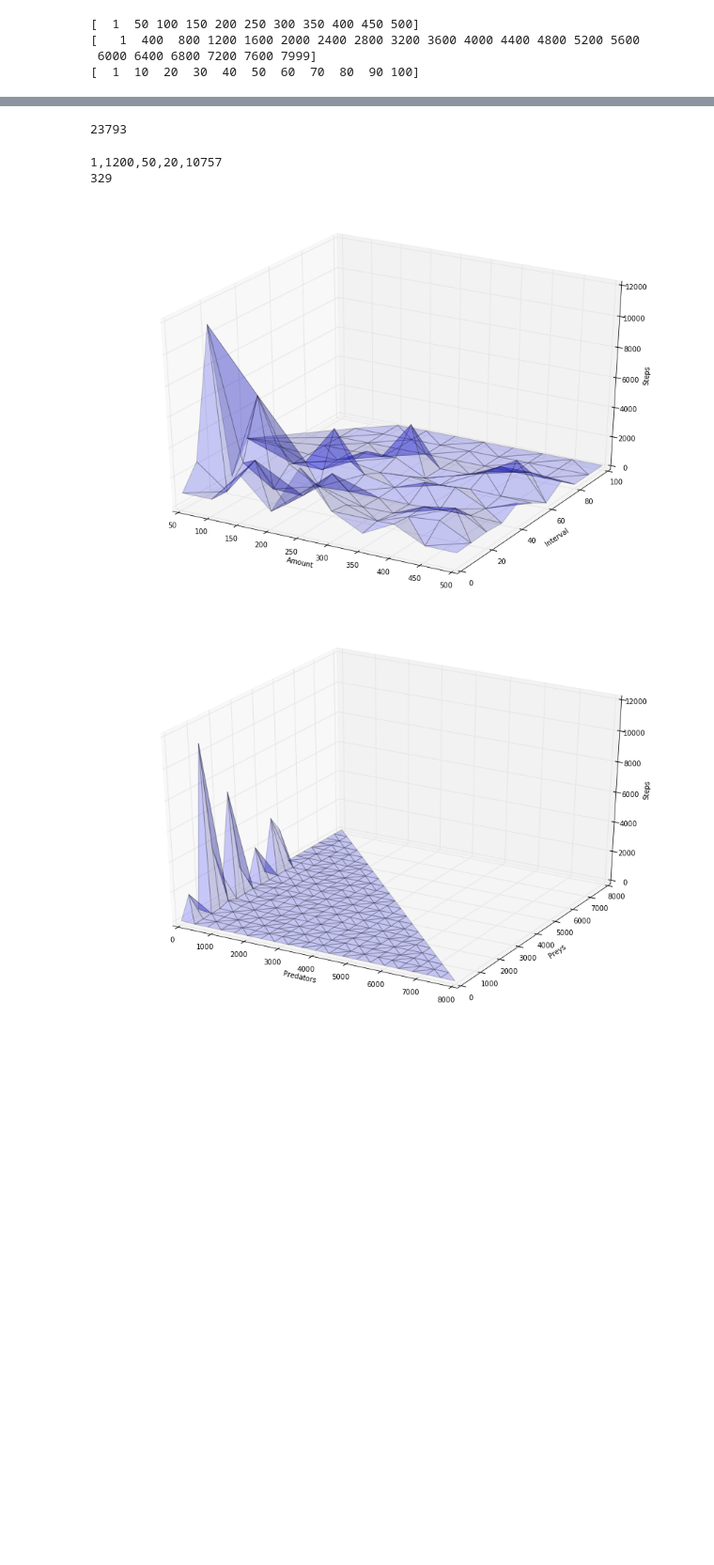
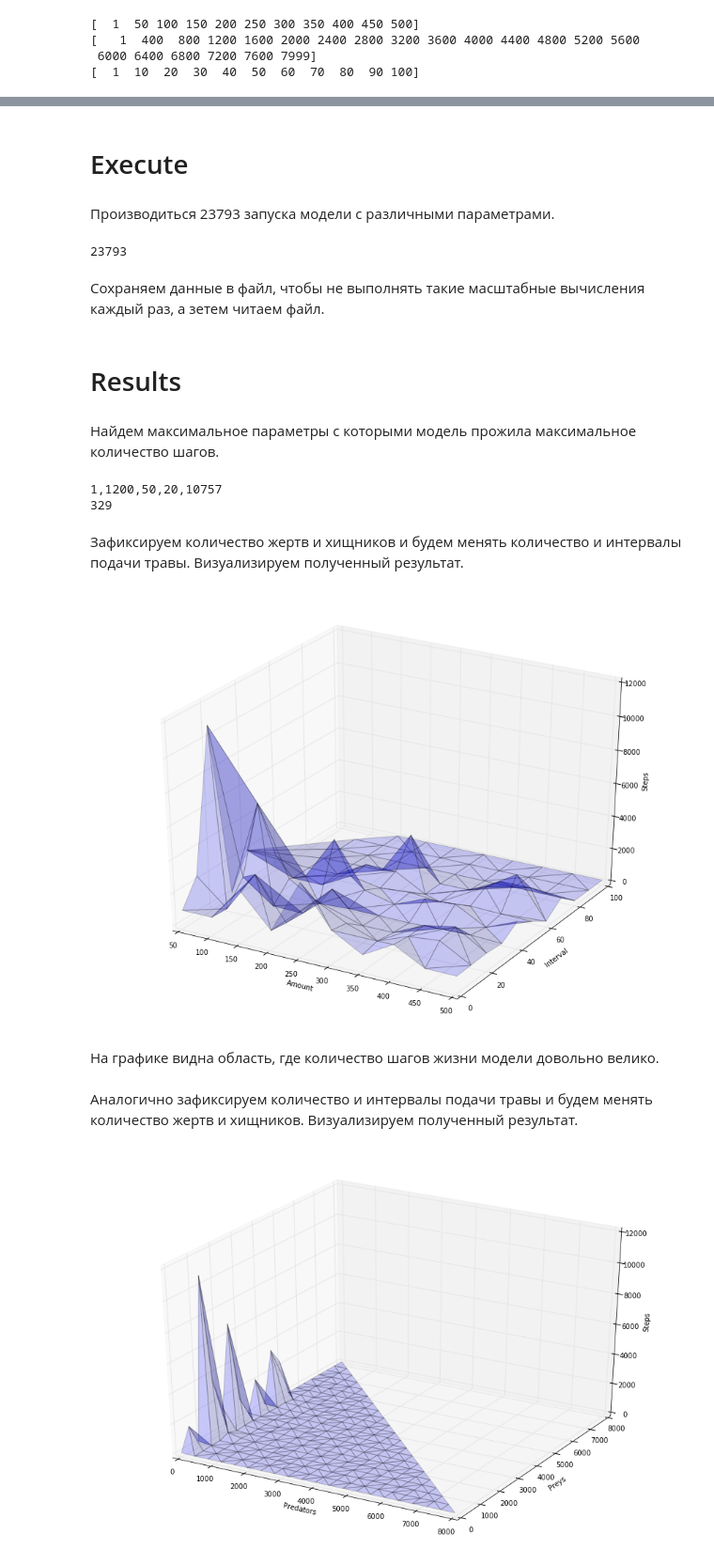
Before and after one commit to Zhuikov/predator-prey, a Jupyter notebook: notebooks/Experiment3.ipynb, the cells around one changed output, grey strips where cells are left out. Shown at 94% size. Saved outputs shown, nothing was run; the diff lists cells and outputs as text; code cells hidden in the pictures; blank space fills up the shorter version.

Commit message:
добавлена тетрадб со вторым эесперментом и результаты

```diff
--- a/notebooks/Experiment3.ipynb
+++ b/notebooks/Experiment3.ipynb
@@ -21,0 +55,21 @@ print(intervals)
+# %%
+pltdata = [[],[]]
+
+for a in amount :
+    for b in intervals:
+        if float(a)/float(b) > 1:
+            pltdata[0].append(a)
+            pltdata[1].append(b)
+
+fig = plt.figure()
+fig.set_size_inches(10, 8)
+plt.plot(np.linspace(max(amount),max(amount),11), intervals, 'b')
+plt.plot(amount[2:], np.linspace(max(intervals),max(intervals), 9), 'b')
+plt.plot(pltdata[0], pltdata[1], 'bo')
+plt.plot(np.arange(100),np.arange(100), 'b')
+plt.grid(True)
+plt.xlabel("Amount")
+plt.ylabel("Intervals")
+plt.xlim(0, 600)
+plt.ylim(0, 150)
+plt.show()
@@ -22,3 +78,7 @@ print(intervals)
+# %% [markdown]
+# Execute
+# %% [markdown]
+Производиться 23793 запуска модели с различными параметрами.
 # %%
 from ppmodel import ModelParams
 
@@ -46,11 +106,28 @@ data = []
 if __name__ == '__main__':
     p = Pool(6)
     data = p.map(ppmodel.f, params)
+# %% [markdown]
+Сохраняем данные в файл, чтобы не выполнять такие масштабные вычисления каждый раз, а зетем читаем файл.
 # %%
 f = open("results.csv", 'w')
 for i in range(0, len(data)):
     f.write(str(args[0][i])+','+str(args[1][i])+','+str(args[2][i])+','+str(args[3][i])+','+str(data[i])+"\n")
 f.close()
+# %%
+args = [[],[],[],[]]
+data = []
+file = open("results.csv", 'r')
+for line in file:
+    parts = line.split(',')
+    args[0].append(int(parts[0]))
+    args[1].append(int(parts[1]))
+    args[2].append(int(parts[2]))
+    args[3].append(int(parts[3]))
+    data.append(int(parts[4]))
+# %% [markdown]
+# Results
+# %% [markdown]
+Найдем максимальное параметры с которыми модель прожила максимальное количество шагов.
 # %%
 dm = data[0]
 index = 0;
@@ -63,31 +140,39 @@ print(index)
 # %% [output]
 1,1200,50,20,10757
 329
+# %% [markdown]
+Зафиксируем количество жертв и хищников и будем менять количество и интервалы подачи травы. Визуализируем полученный результат.
 # %%
-from matplotlib import pyplot as plt
 from mpl_toolkits.mplot3d import Axes3D
 %matplotlib inline
 
 x = []
 y = []
 z = []
 for i in range(0, len(data)):
     if args[0][i] == 1 and args[1][i] == 1200:
         x.append(args[2][i])
         y.append(args[3][i])
         z.append(data[i])
 
 
 fig = plt.figure()
-fig.set_size_inches(15, 10)
+fig.set_size_inches(15, 11)
 ax = fig.gca(projection='3d')
 ax.plot_trisurf(x, y, z, alpha=0.2)
 ax.set_xlabel('Amount')
 ax.set_ylabel('Interval')
 ax.set_zlabel('Steps')
+#a = ax.xaxis
+#a.set_ticks([1,100,200,300,400,500])
+# ax.tick_params(axis='x', labelsize=24)
 plt.show()
 # %% [output]
-[figure, old version]
+[figure, new version]
+# %% [markdown]
+На графике видна область, где количество шагов жизни модели довольно велико.
+# %% [markdown]
+Аналогично зафиксируем количество и интервалы подачи травы и будем менять количество жертв и хищников. Визуализируем полученный результат.
 # %%
 x = []
 y = []
```
Also changed, not shown: parts of 15 cells of this notebook, 4 other files.
